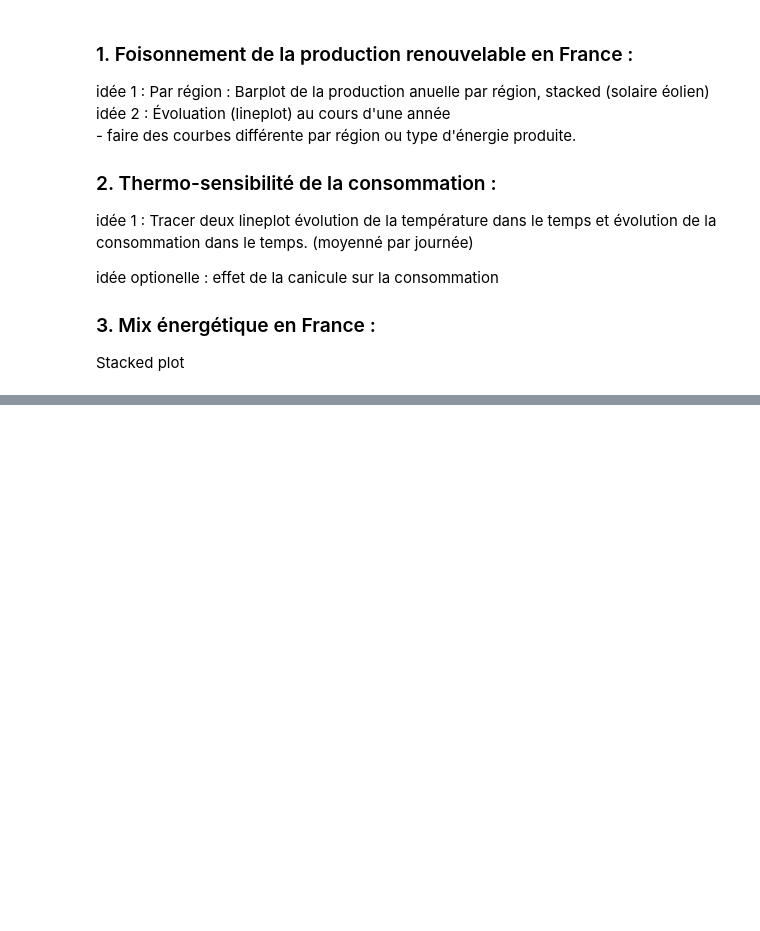
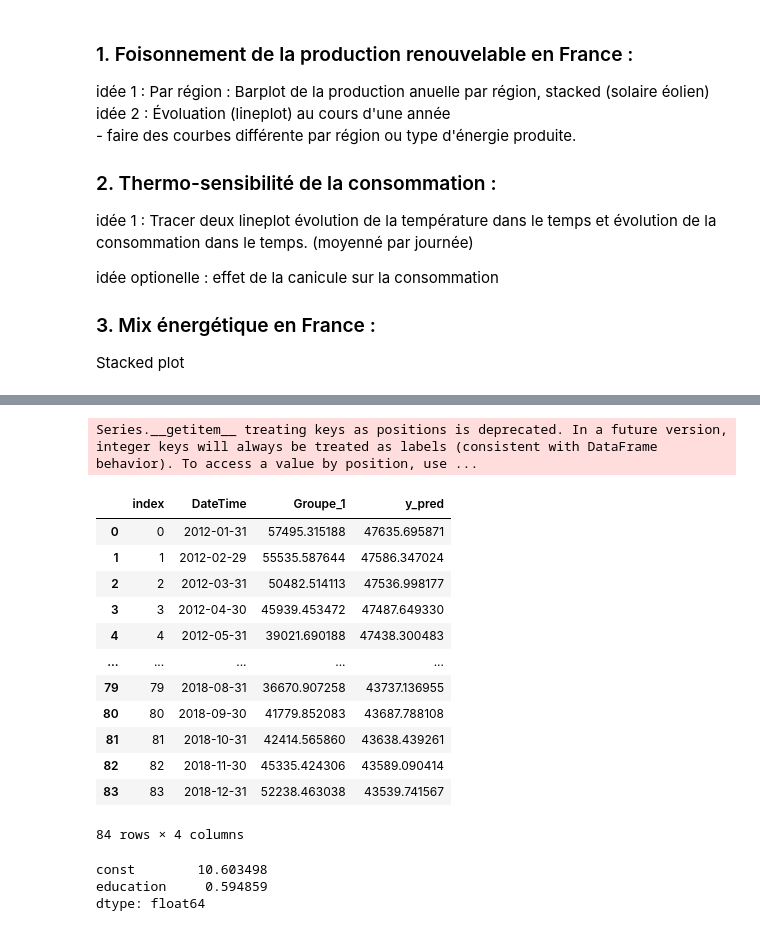
Before and after one commit to thomasmari/DataS3PG, a Jupyter notebook: module/5.DataViz/DataViz_03/notebook/figures.ipynb, the cells around one changed output, grey strips where cells are left out. Cells and saved outputs as stored; diff of their text form; code cells hidden in the pictures; blank space fills up the shorter version.

```diff
--- a/module/5.DataViz/DataViz_03/notebook/figures.ipynb
+++ b/module/5.DataViz/DataViz_03/notebook/figures.ipynb
@@ -40,7 +40,7 @@ Stacked plot
 #sampling and choosing features
 df_energy_monthly = df_data_nationales.resample('ME').sum()
 # df_energy_monthly = df_energy.set_index('DateTime').resample('ME').sum()
-col_prod = ['Nucléaire','Hydraulique','Gaz','Eolien','Charbon','Bioénergies','Solaire','Fioul']
+col_prod = ['Nucléaire','Hydraulique','Gaz','Eolien','Charbon','Bioénergies','Solaire','Fioul'].__reversed__()
 df_energy_monthly[col_prod]
 #computing proportions
 df_energy_monthly_total = df_energy_monthly[col_prod].sum(axis=1)
@@ -91,0 +143,39 @@ fig.show()
+# %%
+df_pred = df_energy_group.reset_index().reset_index()
+Y = df_pred[col_group[0]]
+X = df_pred['index']
+X = sm.add_constant(X)
+model = sm.OLS(Y,X)
+results = model.fit()
+a,b = results.params[1],results.params[0]
+df_pred['y_pred'] = a*df_pred['index']+b
+df_pred
+# %% [output]
+Series.__getitem__ treating keys as positions is deprecated. In a future version, integer keys will always be treated as labels (consistent with DataFrame behavior). To access a value by position, use ...
+|  | index | DateTime | Groupe_1 | y_pred |
+| 0 | 0 | 2012-01-31 | 57495.315188 | 47635.695871 |
+| 1 | 1 | 2012-02-29 | 55535.587644 | 47586.347024 |
+| 2 | 2 | 2012-03-31 | 50482.514113 | 47536.998177 |
+| 3 | 3 | 2012-04-30 | 45939.453472 | 47487.649330 |
+| 4 | 4 | 2012-05-31 | 39021.690188 | 47438.300483 |
+| ... | ... | ... | ... | ... |
+| 79 | 79 | 2018-08-31 | 36670.907258 | 43737.136955 |
+| 80 | 80 | 2018-09-30 | 41779.852083 | 43687.788108 |
+| 81 | 81 | 2018-10-31 | 42414.565860 | 43638.439261 |
+| 82 | 82 | 2018-11-30 | 45335.424306 | 43589.090414 |
+| 83 | 83 | 2018-12-31 | 52238.463038 | 43539.741567 |
+84 rows × 4 columns
+# %%
+import statsmodels.api as sm
+import numpy as np
+duncan_prestige = sm.datasets.get_rdataset("Duncan", "carData")
+Y = duncan_prestige.data['income']
+X = duncan_prestige.data['education']
+X = sm.add_constant(X)
+model = sm.OLS(Y,X)
+results = model.fit()
+results.params
+# %% [output]
+const        10.603498
+education     0.594859
+dtype: float64
```
Also changed, not shown: parts of 1 cell of this notebook, 1 other file.
